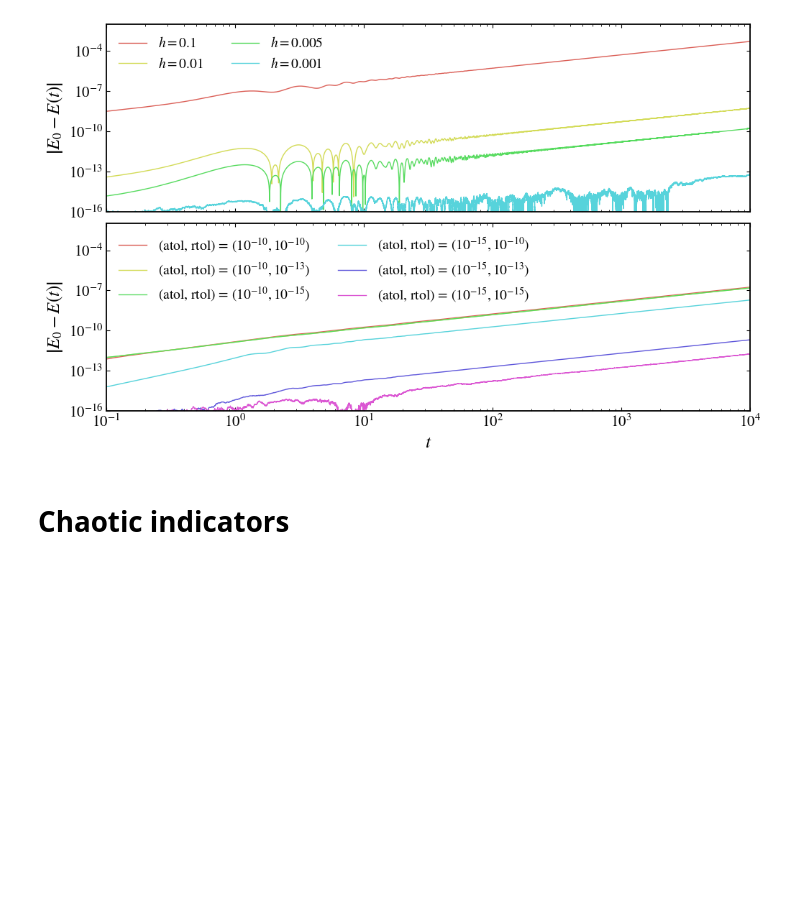
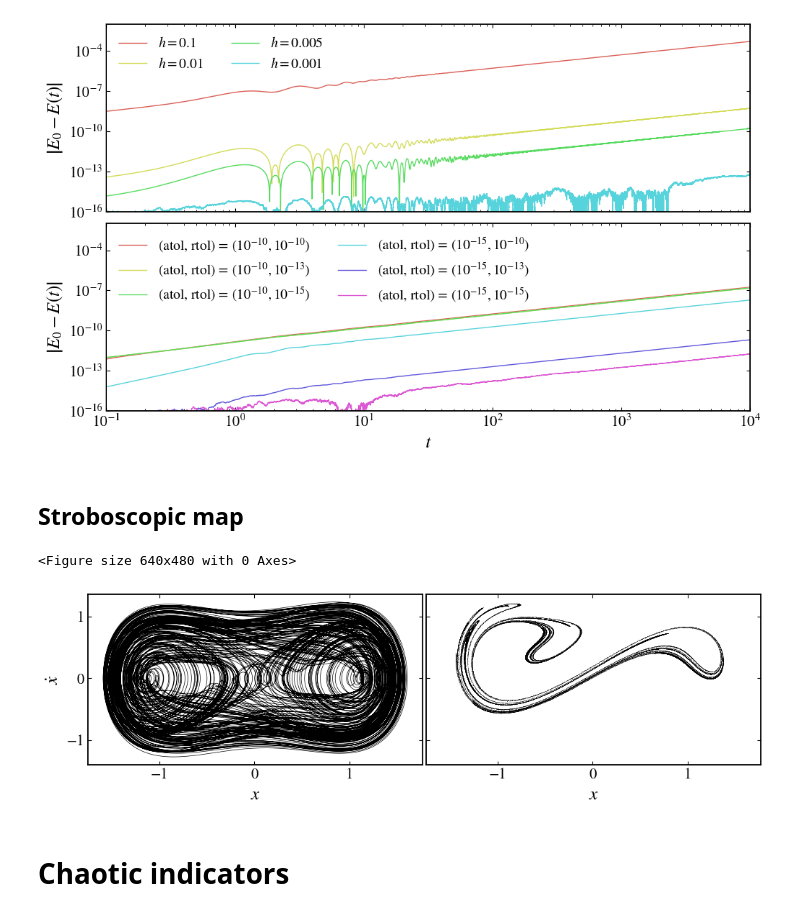
Before and after one commit to mrolims/pynamicalsys, a Jupyter notebook: docs/source/_static/continuous_dynamical_system_tutorial.ipynb, the cells around one changed output. Saved outputs shown, nothing was run; the diff lists cells and outputs as text; code cells hidden in the pictures; blank space fills up the shorter version.

```diff
--- a/docs/source/_static/continuous_dynamical_system_tutorial.ipynb
+++ b/docs/source/_static/continuous_dynamical_system_tutorial.ipynb
@@ -244,6 +248,40 @@ plt.savefig(f"{path_figures}/henon_heiles_energy.png", dpi=400)
 # %% [output]
 <Figure size 640x480 with 0 Axes>
 [figure]
+# %% [markdown]
+## Stroboscopic map
+# %%
+ds = cds(model="duffing")
+# %%
+delta, alpha, beta, gamma, omega = 0.2, 1, 1, 0.425, 1.1
+parameters = [delta, alpha, beta, gamma, omega]
+u0 = [1, 0]
+T = 2 * np.pi / omega
+transient_time = 100 * T
+total_time = 400 * T
+num_samples = 100000
+# %%
+trajectory = ds.trajectory(u0, total_time, parameters=parameters, transient_time=transient_time)
+# %%
+sm = ds.stroboscopic_map(u0, num_samples, sampling_time=T, parameters=parameters, transient_time=transient_time)
+# %%
+ps = PlotStyler(fontsize=18, linewidth=0.5, markersize=0.25, markeredgewidth=0)
+ps.apply_style()
+
+fig, ax = plt.subplots(1, 2, sharex=True, sharey=True, figsize=(10, 3))
+
+ax[0].plot(trajectory[:, 1], trajectory[:, 2], "k-")
+ax[1].plot(sm[:, 1], sm[:, 2], "ko")
+
+ax[0].set_xlabel("$x$")
+ax[1].set_xlabel("$x$")
+ax[0].set_ylabel(r"$\dot{x}$")
+
+plt.tight_layout(pad=0.2)
+plt.savefig(f"{path_figures}/duffing_stroboscopic_map.png", dpi=400)
+# %% [output]
+<Figure size 640x480 with 0 Axes>
+[figure, added]
 # %% [markdown]
 # Chaotic indicators
 # %% [markdown]
```
Also changed, not shown: parts of 1 cell of this notebook, 12 other files.
